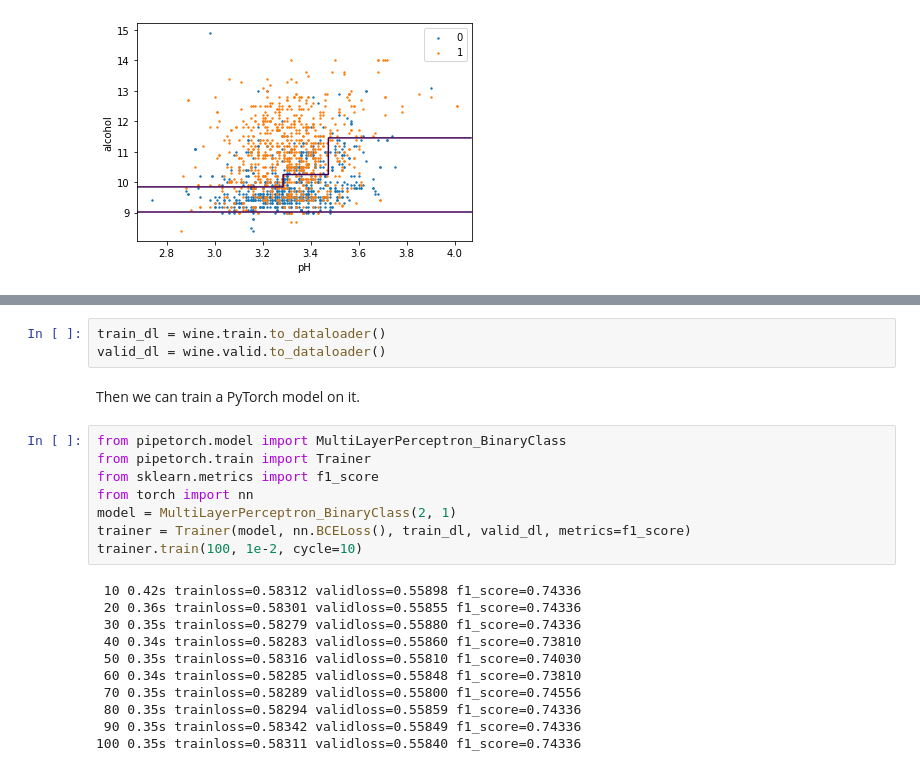
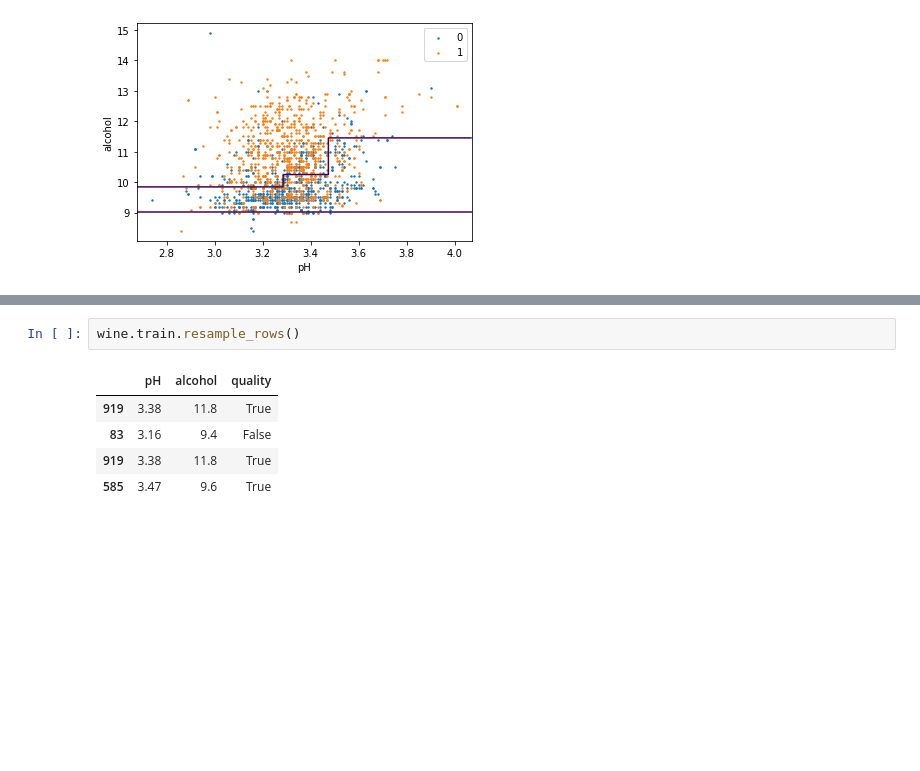
Before and after one commit to jeroenvuurens/pipetorch, a Jupyter notebook: markdown/Data.ipynb, the cells around one changed output, grey strips where cells are left out. Drawn from its saved outputs; the diff is of its cells as text; blank space fills up the shorter version.

```diff
--- a/markdown/Data.ipynb
+++ b/markdown/Data.ipynb
@@ -723,24 +922,8 @@ Downloading https://osf.io/8fwaj/download
-# %%
-train_dl = wine.train.to_dataloader()
-valid_dl = wine.valid.to_dataloader()
-# %% [markdown]
-Then we can train a PyTorch model on it.
-# %%
-from pipetorch.model import MultiLayerPerceptron_BinaryClass
-from pipetorch.train import Trainer
-from sklearn.metrics import f1_score
-from torch import nn
-model = MultiLayerPerceptron_BinaryClass(2, 1)
-trainer = Trainer(model, nn.BCELoss(), train_dl, valid_dl, metrics=f1_score)
-trainer.train(100, 1e-2, cycle=10)
-# %% [output]
- 10 0.42s trainloss=0.58312 validloss=0.55898 f1_score=0.74336
- 20 0.36s trainloss=0.58301 validloss=0.55855 f1_score=0.74336
- 30 0.35s trainloss=0.58279 validloss=0.55880 f1_score=0.74336
- 40 0.34s trainloss=0.58283 validloss=0.55860 f1_score=0.73810
- 50 0.35s trainloss=0.58316 validloss=0.55810 f1_score=0.74030
- 60 0.34s trainloss=0.58285 validloss=0.55848 f1_score=0.73810
- 70 0.35s trainloss=0.58289 validloss=0.55800 f1_score=0.74556
- 80 0.35s trainloss=0.58294 validloss=0.55859 f1_score=0.74336
- 90 0.35s trainloss=0.58342 validloss=0.55849 f1_score=0.74336
-100 0.35s trainloss=0.58311 validloss=0.55840 f1_score=0.74336
+# %%
+wine.train.resample_rows()
+# %% [output]
+|  | pH | alcohol | quality |
+| 919 | 3.38 | 11.8 | True |
+| 83 | 3.16 | 9.4 | False |
+| 919 | 3.38 | 11.8 | True |
+| 585 | 3.47 | 9.6 | True |
```
Also changed, not shown: parts of 43 cells of this notebook, 41 other files.
